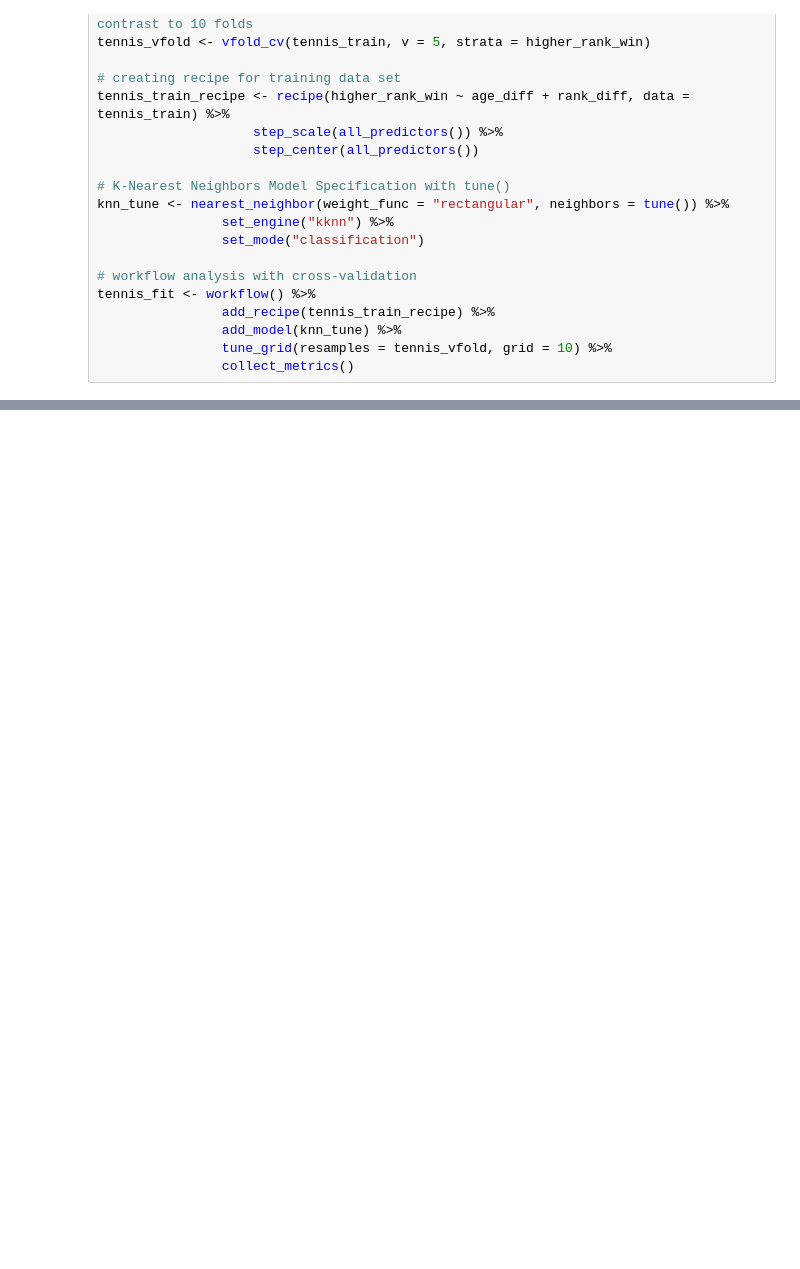
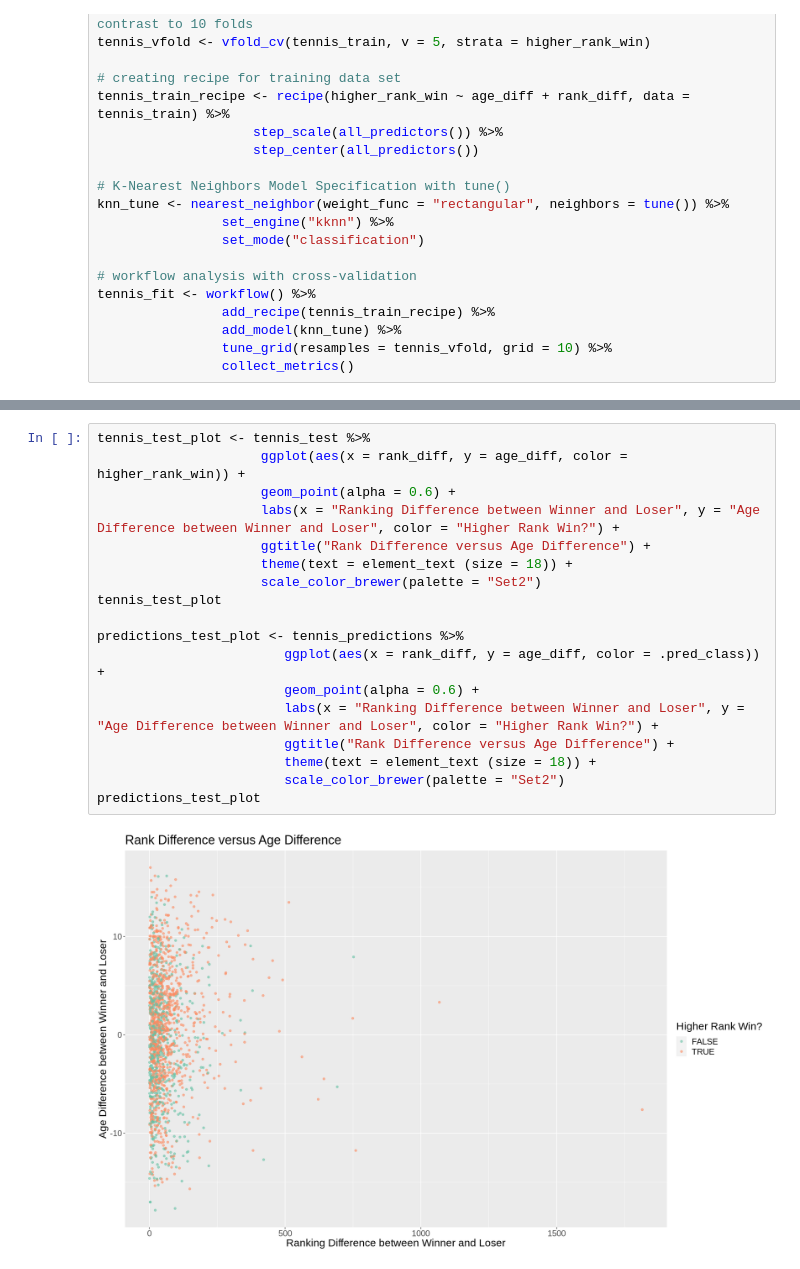
Before and after one commit to nitahieb/dsci100project, a Jupyter notebook: project.ipynb, the cells around one changed output, grey strips where cells are left out. Saved outputs shown, nothing was run; the diff lists cells and outputs as text; blank space fills up the shorter version.

```diff
--- a/project.ipynb
+++ b/project.ipynb
@@ -205,0 +225,20 @@ A tibble: 1 × 3
+# %%
+tennis_test_plot <- tennis_test %>%
+                     ggplot(aes(x = rank_diff, y = age_diff, color = higher_rank_win)) +
+                     geom_point(alpha = 0.6) +
+                     labs(x = "Ranking Difference between Winner and Loser", y = "Age Difference between Winner and Loser", color = "Higher Rank Win?") +
+                     ggtitle("Rank Difference versus Age Difference") +
+                     theme(text = element_text (size = 18)) +
+                     scale_color_brewer(palette = "Set2")
+tennis_test_plot
+
+predictions_test_plot <- tennis_predictions %>%
+                        ggplot(aes(x = rank_diff, y = age_diff, color = .pred_class)) +
+                        geom_point(alpha = 0.6) +
+                        labs(x = "Ranking Difference between Winner and Loser", y = "Age Difference between Winner and Loser", color = "Higher Rank Win?") +
+                        ggtitle("Rank Difference versus Age Difference") +
+                        theme(text = element_text (size = 18)) +
+                        scale_color_brewer(palette = "Set2")
+predictions_test_plot
+# %% [output]
+[figure, added]
```
Also changed, not shown: parts of 7 cells of this notebook.
